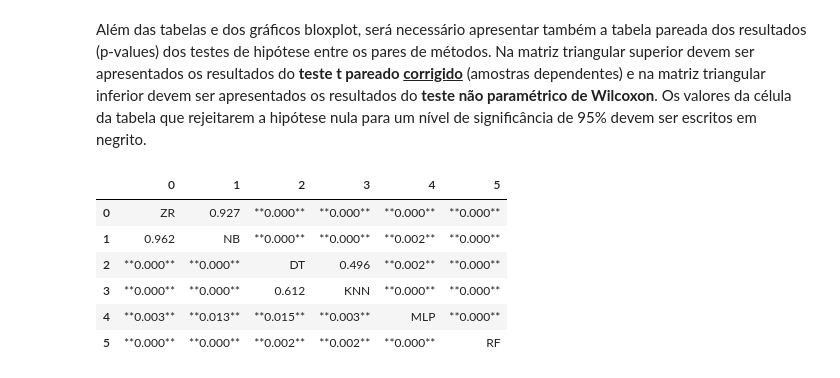
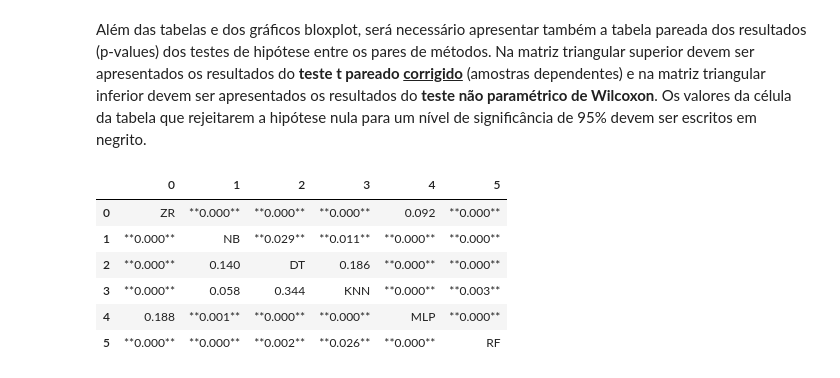
Before and after one commit to Henriquelay/AI-classes, a Jupyter notebook: Trab1/Trab1_Henrique_Layber.ipynb, the cells around one changed output. Drawn from its saved outputs; the diff is of its cells as text; code cells hidden in the pictures.

```diff
--- a/Trab1/Trab1_Henrique_Layber.ipynb
+++ b/Trab1/Trab1_Henrique_Layber.ipynb
@@ -155,15 +200,25 @@ Multi-layer Perceptron: {'mean': 0.5172667440960124, 'std': 0.06539209659022767,
 from sklearn.ensemble import RandomForestClassifier
 
 rf = RandomForestClassifier(random_state=11, n_jobs=-1)
+rf_param_grid = {
+    "n_estimators": [50, 100],
+    "max_depth": [10, None],
+    "max_features": ["sqrt", None],
+}
 rf_scores = scores_gridsearch(
     rf,
-    {
-        "n_estimators": [50, 100],
-        "max_depth": [10, None],
-        "max_features": ["sqrt", None],
-    },
+    rf_param_grid,
 )
 print(
     f"Random Forest: {({key: value for key, value in rf_scores.items() if key != 'raw'})}"
 )
+
+rf_pipeline = base_pipeline.set_params(model=rf)
+rf_pipeline_scores = scores_gridsearch(
+    rf_pipeline,
+    {f"model__{key}": value for key, value in rf_param_grid.items()},
+)
+print(
+    f"Random Forest pipeline: {({key: value for key, value in rf_pipeline_scores.items() if key != 'raw'})}"
+)
 # %% [output]
@@ -316,31 +393,17 @@ from statistics import stdev
 
 table_raw_stats = {key: value["raw"] for key, value in agg_data.items()}
 
-model_pairs = set(
-    [
-        frozenset({model1, model2})
-        for model1 in agg_data.keys()
-        for model2 in agg_data.keys()
-        if model1 != model2
-        # TODO Doing a dirty blacklist to avoid some comparisons for now
-        # and frozenset({model1, model2})
-        # not in (
-        #     frozenset({"NB", "RF"}),
-        #     frozenset({"NB", "DT"}),
-        #     frozenset({"NB", "KNN"}),
-        #     frozenset({"RF", "DT"}),
-        #     frozenset({"RF", "KNN"}),
-        #     frozenset({"MLP", "KNN"}),
-        #     frozenset({"ZR", "NB"}),
-        #     frozenset({"ZR", "DT"}),
-        # )
-    ]
-)
+model_pairs = {
+    frozenset({model1, model2})
+    for model1 in agg_data.keys()
+    for model2 in agg_data.keys()
+    if model1 != model2
+}
 
 
 def corrected_dependent_ttest(
     data1: Iterable, data2: Iterable, n_training_samples: int, n_test_samples: int
-):
+) -> dict[str, float]:
     n = len(data1)
     differences = [(data1[i] - data2[i]) for i in range(n)]
     sd = stdev(differences)
@@ -371,7 +434,7 @@ def hipothesis_tests(
     )
 
 
-samples_per_fold = df.shape[0] / rkf_out.get_n_splits()
+samples_per_fold = df.shape[0] / rkf.get_n_splits()
 
 table_stats = {
     pair: hipothesis_tests(
@@ -385,41 +448,46 @@ table_stats = {
 model_order = list(agg_data.keys())
 
 
 def table_stat(model1_name: str, model2_name: str):
     keys = list(agg_data.keys())
-    if keys.index(model1_name) < keys.index(model2_name):  # lower triangle
-        pvalue = table_stats[frozenset({model1_name, model2_name})][1].pvalue
-    else:  # upper triangle
-        pvalue = table_stats[frozenset({model1_name, model2_name})][0]["pvalue"]
+    stats = table_stats[frozenset({model1_name, model2_name})]
+    if keys.index(model1_name) < keys.index(model2_name):
+        # lower triangle, wilcoxon
+        pvalue = stats[1].pvalue
+    else:
+        # upper triangle, dependent t-test
+        pvalue = stats[0]["pvalue"]
     mark = "**" if pvalue < 0.05 else ""
-    return f"{mark}{pvalue:.3f}{mark}"  # Manually setting the number of decimal places
+    # Manually setting the number of decimal places
+    # and marking the p-value if it's significantly low
+    return f"{mark}{pvalue:.3f}{mark}"
 
 
 table = [
     (
         model_name1
         if model_name1 == model_name2  # diagonal
         else (
             "Not tested"
             if frozenset({model_name1, model_name2})
             not in table_stats  # not tested, all zeroes
             else f"{table_stat(model_name1, model_name2)}"
         )
     )
     for model_name1 in agg_data.keys()
     for model_name2 in agg_data.keys()
 ]
 
 
 pd.set_option("display.float_format", "{:.3f}".format)
 pd.DataFrame(
     np.array(table).reshape(len(agg_data), len(agg_data)), index=None, columns=None
 )
 # %% [output]
 |  | 0 | 1 | 2 | 3 | 4 | 5 |
-| 0 | ZR | 0.927 | **0.000** | **0.000** | **0.000** | **0.000** |
-| 1 | 0.962 | NB | **0.000** | **0.000** | **0.002** | **0.000** |
-| 2 | **0.000** | **0.000** | DT | 0.496 | **0.002** | **0.000** |
-| 3 | **0.000** | **0.000** | 0.612 | KNN | **0.000** | **0.000** |
-| 4 | **0.003** | **0.013** | **0.015** | **0.003** | MLP | **0.000** |
-| 5 | **0.000** | **0.000** | **0.002** | **0.002** | **0.000** | RF |
+| 0 | ZR | **0.000** | **0.000** | **0.000** | 0.092 | **0.000** |
+| 1 | **0.000** | NB | **0.029** | **0.011** | **0.000** | **0.000** |
+| 2 | **0.000** | 0.140 | DT | 0.186 | **0.000** | **0.000** |
+| 3 | **0.000** | 0.058 | 0.344 | KNN | **0.000** | **0.003** |
+| 4 | 0.188 | **0.001** | **0.000** | **0.000** | MLP | **0.000** |
+| 5 | **0.000** | **0.000** | **0.002** | **0.026** | **0.000** | RF |
```
Also changed, not shown: parts of 14 cells of this notebook, 1 other file.
